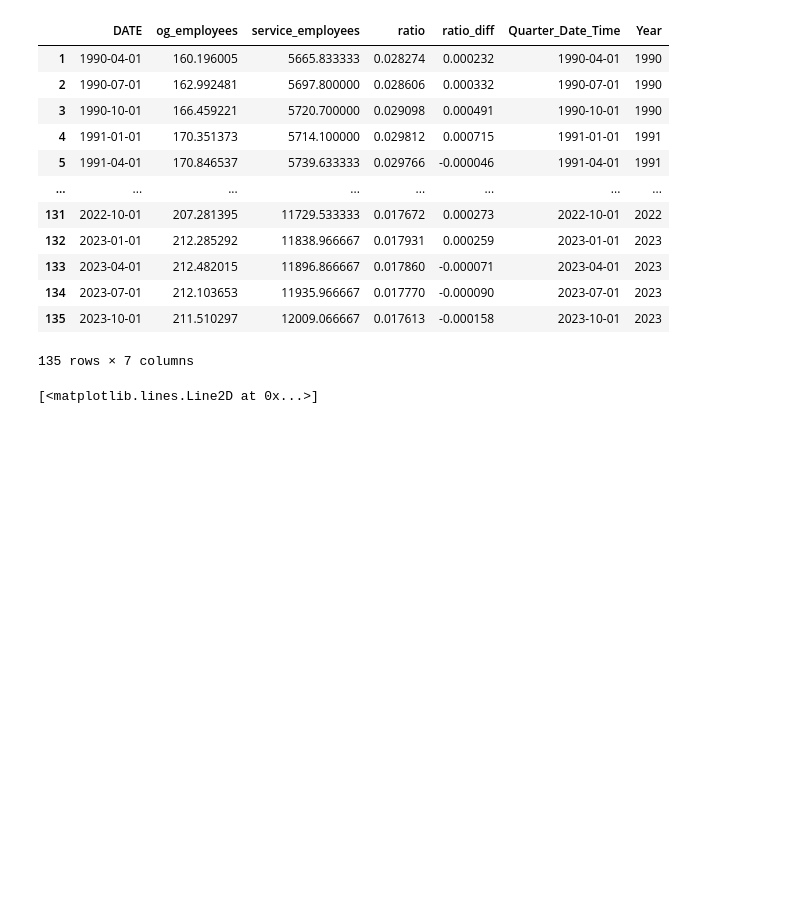
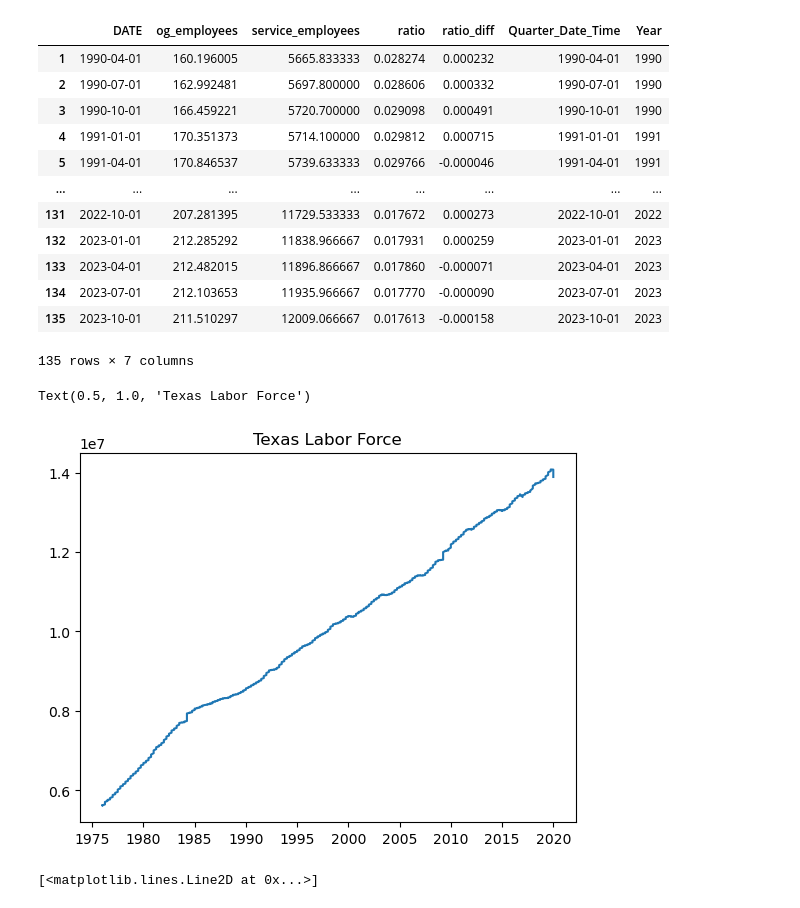
Before and after one commit to nklatsky/datathon-s24-team4-code, a Jupyter notebook: oil_volatility_employment_analysis.ipynb, the cells around one changed output. Saved outputs shown, nothing was run; the diff lists cells and outputs as text; code cells hidden in the pictures; blank space fills up the shorter version.

```diff
--- a/oil_volatility_employment_analysis.ipynb
+++ b/oil_volatility_employment_analysis.ipynb
@@ -94,6 +94,12 @@ labor_force_texas["Quarter_Date_Time"] = labor_force_texas.apply(lambda row: dat
 labor_force_q_avg = labor_force_texas.groupby(["Quarter_Date_Time"]).agg({"labor force": "mean"}).reset_index()
 labor_force_q_avg["labor_force_pct_change"] = labor_force_q_avg["labor force"].pct_change()
 labor_force_q_avg = labor_force_q_avg.dropna()
+# %%
+plt.plot(labor_force_texas[labor_force_texas["Quarter_Date_Time"] <= "2020"]["Quarter_Date_Time"], labor_force_texas[labor_force_texas["Quarter_Date_Time"] <= "2020"]["labor force"])
+plt.title("Texas Labor Force")
+# %% [output]
+Text(0.5, 1.0, 'Texas Labor Force')
+[figure, added]
 # %%
 plt.plot(labor_force_texas["labor force"].pct_change().dropna())
 # %% [output]
```
Also changed, not shown: parts of 20 cells of this notebook.
